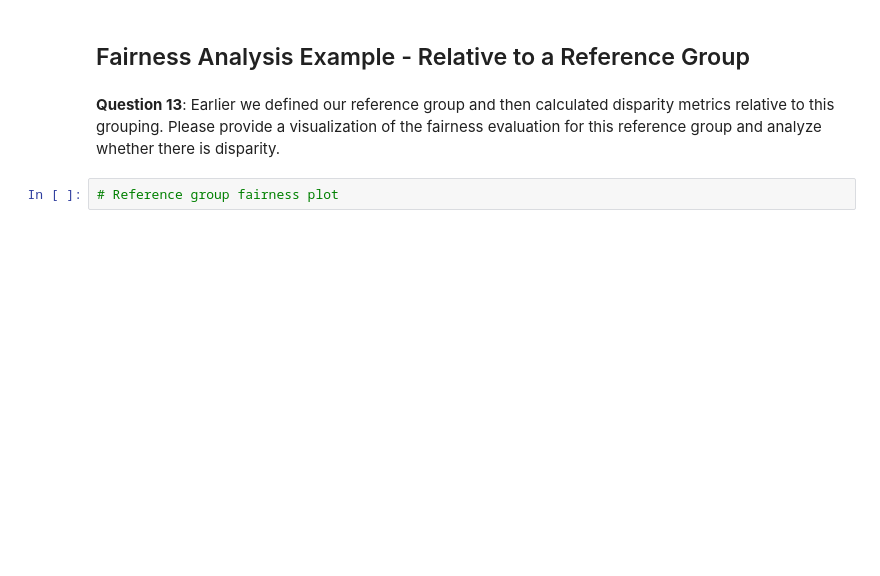
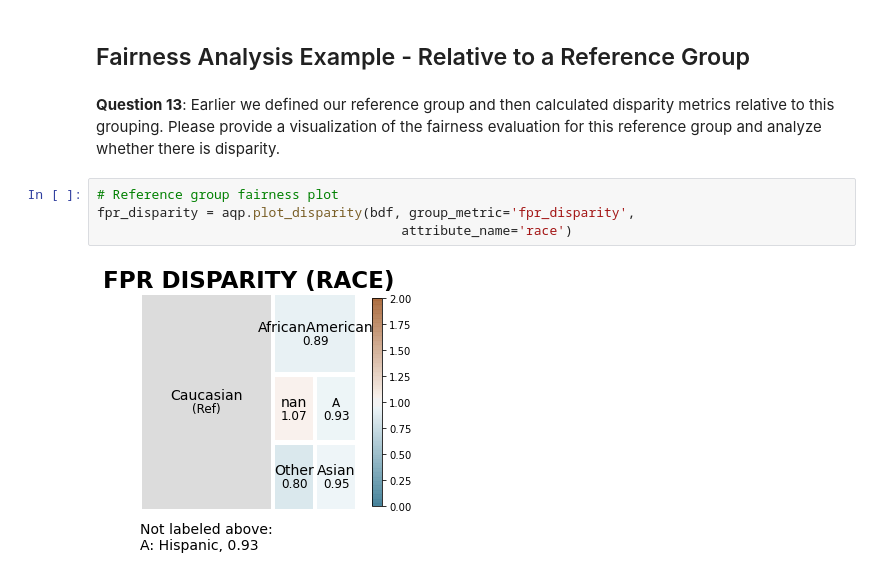
Before and after one commit to rpalsaxena/LearningJournal, a Jupyter notebook: student_project.ipynb, the cells around one changed output. Cells and saved outputs as stored; diff of their text form; blank space fills up the shorter version.

```diff
--- a/student_project.ipynb
+++ b/student_project.ipynb
@@ -719,3 +831,7 @@ fdf = f.get_group_value_fairness(bdf)
 **Question 13**: Earlier we defined our reference group and then calculated disparity metrics relative to this grouping. Please provide a visualization of the fairness evaluation for this reference group and analyze whether there is disparity.
 # %%
 # Reference group fairness plot
+fpr_disparity = aqp.plot_disparity(bdf, group_metric='fpr_disparity',
+                                       attribute_name='race')
+# %% [output]
+[figure, added]
```
Also changed, not shown: parts of 33 cells of this notebook, 1 other file.
